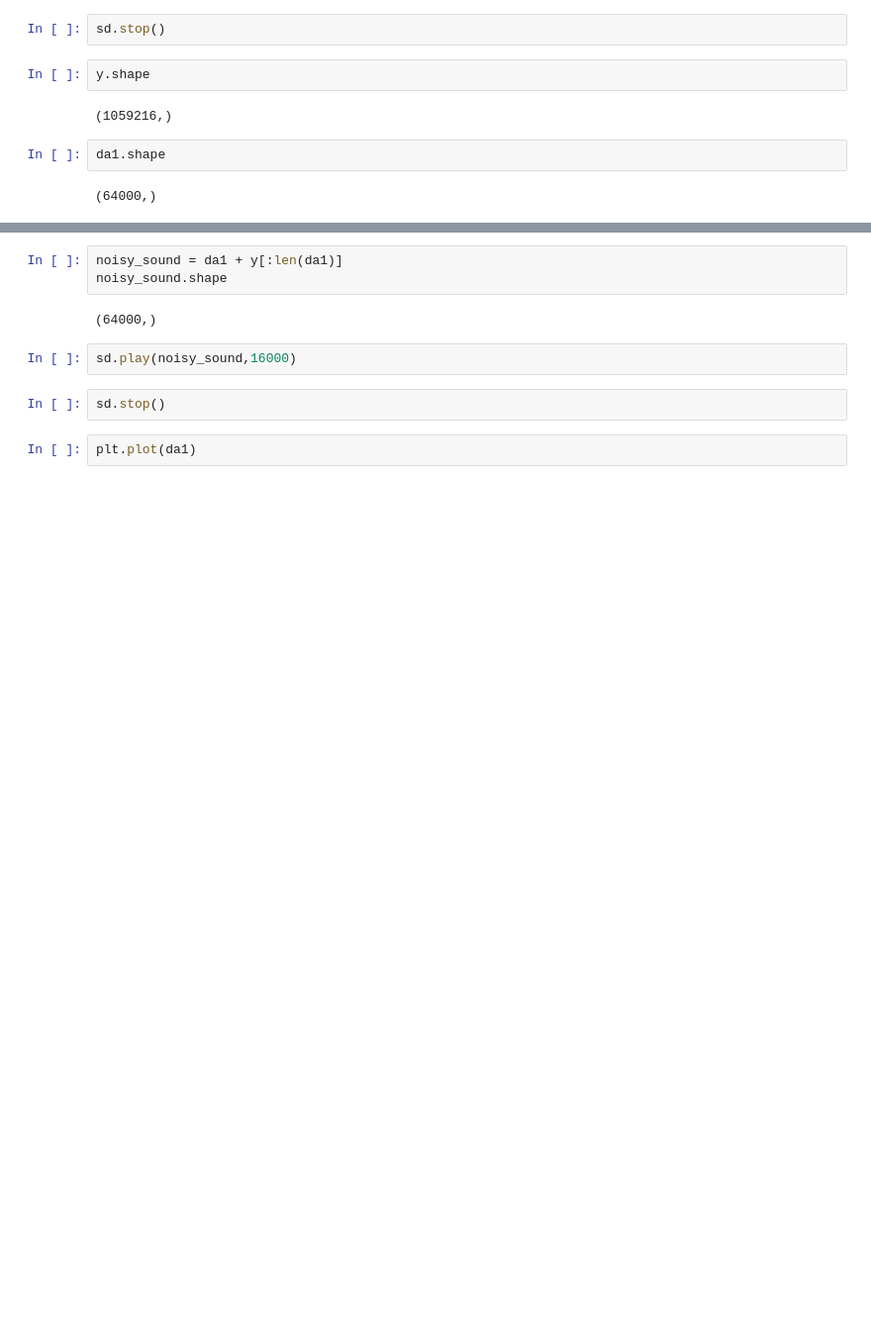
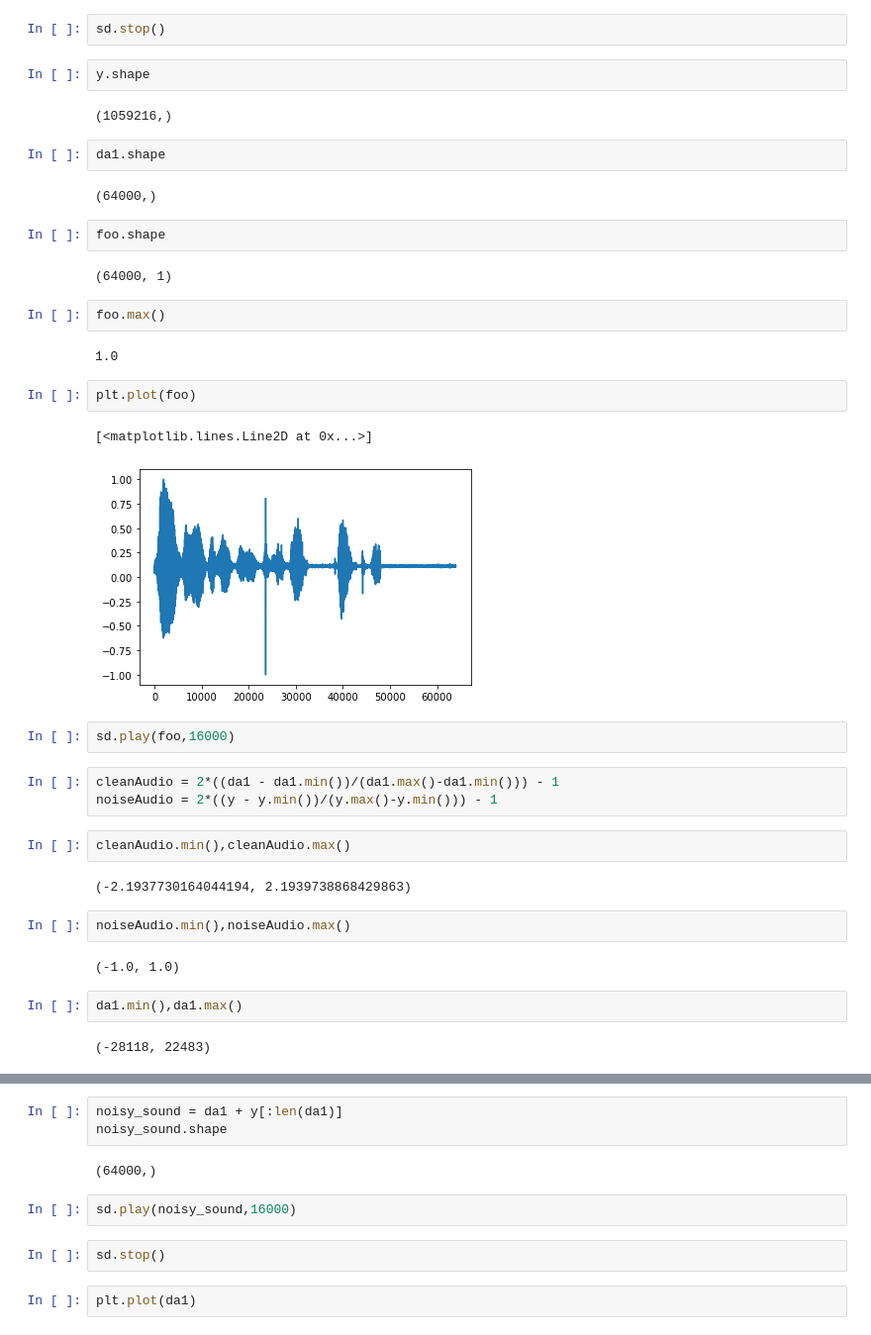
Before and after one commit to msaad1311/Noise-Cancellation, a Jupyter notebook: Experimentation/Noise Cancellation.ipynb, the cells around one changed output, grey strips where cells are left out. Shown: that part at 99% size. Saved outputs shown, nothing was run; the diff lists cells and outputs as text; blank space fills up the shorter version.

```diff
--- a/Experimentation/Noise Cancellation.ipynb
+++ b/Experimentation/Noise Cancellation.ipynb
@@ -160,3 +232,33 @@ y.shape
 da1.shape
 # %% [output]
 (64000,)
+# %%
+foo.shape
+# %% [output]
+(64000, 1)
+# %%
+foo.max()
+# %% [output]
+1.0
+# %%
+plt.plot(foo)
+# %% [output]
+[<matplotlib.lines.Line2D at 0x...>]
+[figure, added]
+# %%
+sd.play(foo,16000)
+# %%
+cleanAudio = 2*((da1 - da1.min())/(da1.max()-da1.min())) - 1
+noiseAudio = 2*((y - y.min())/(y.max()-y.min())) - 1
+# %%
+cleanAudio.min(),cleanAudio.max()
+# %% [output]
+(-2.1937730164044194, 2.1939738868429863)
+# %%
+noiseAudio.min(),noiseAudio.max()
+# %% [output]
+(-1.0, 1.0)
+# %%
+da1.min(),da1.max()
+# %% [output]
+(-28118, 22483)
```
Also changed, not shown: parts of 28 cells of this notebook, 1 other file.
